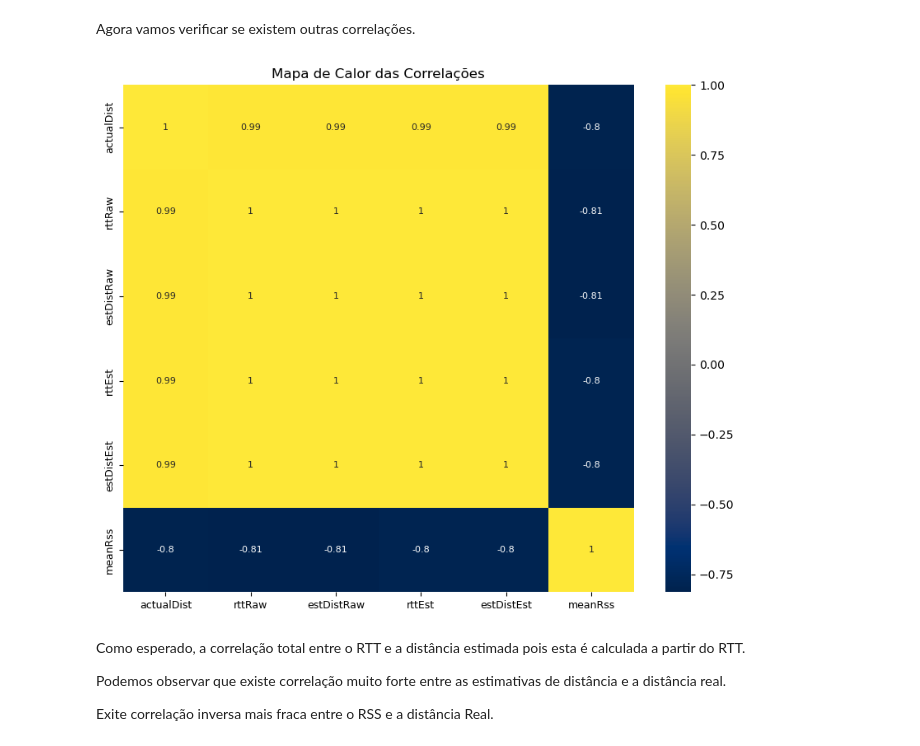
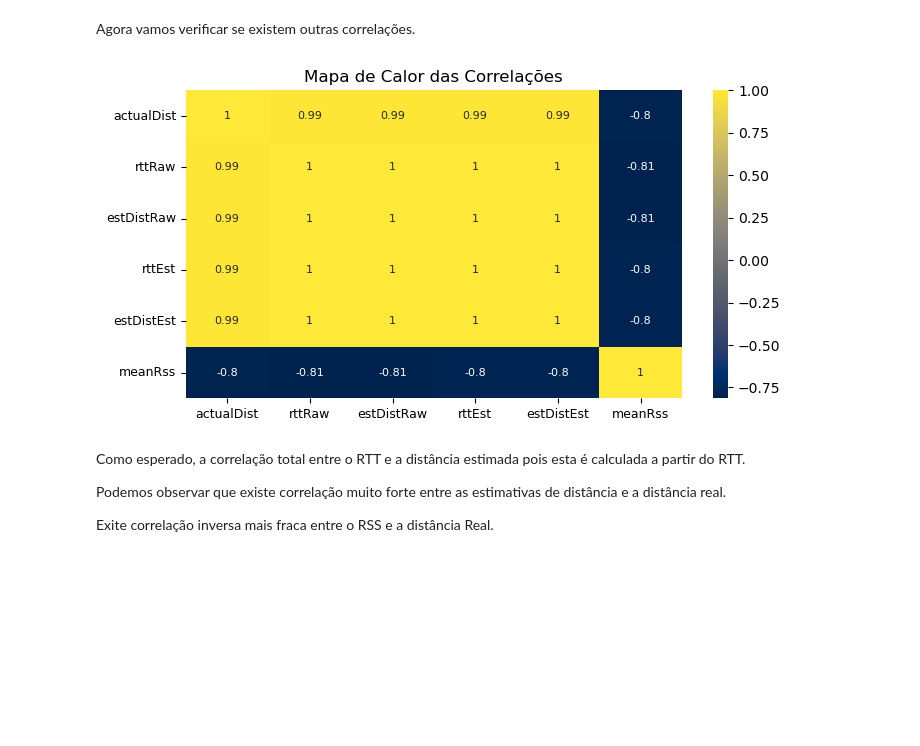
Before and after one commit to marcosst/UFJF, a Jupyter notebook: Métodos Quantitativos/AAG00/AAG00.ipynb, the cells around one changed output. Cells and saved outputs as stored; diff of their text form; code cells hidden in the pictures; blank space fills up the shorter version.

```diff
--- a/Métodos Quantitativos/AAG00/AAG00.ipynb
+++ b/Métodos Quantitativos/AAG00/AAG00.ipynb
@@ -114,14 +116,14 @@ Podemos notar um offset nas duas estimativas, curiosamente uma deu sempre uma me
 Agora vamos verificar se existem outras correlações.
 # %%
 # mapa de calor da matriz de correlação dos dados numéricos
-plt.figure(figsize=(10, 8))
+plt.figure(figsize=(8, 4))
 sns.heatmap(df.corr(), annot=True, cmap='cividis', annot_kws={"size": 8})
 plt.title("Mapa de Calor das Correlações")
 plt.xticks(fontsize=9)
 plt.yticks(fontsize=9)
 plt.show()
 # %% [output]
-[figure, old version]
+[figure, new version]
 # %% [markdown]
 Como esperado, a correlação total entre o RTT e a distância estimada pois esta é calculada a partir do RTT.
 
```
Also changed, not shown: parts of 2 cells of this notebook.
